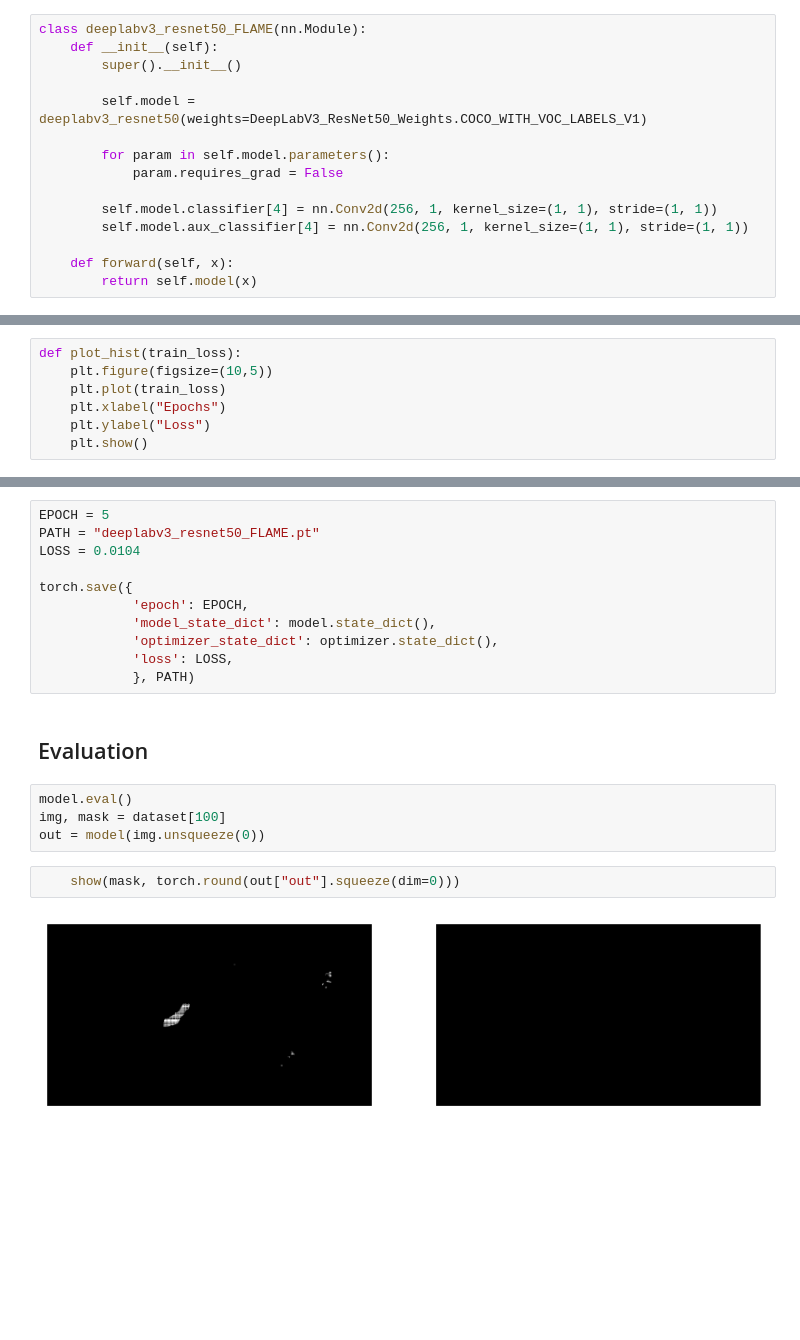
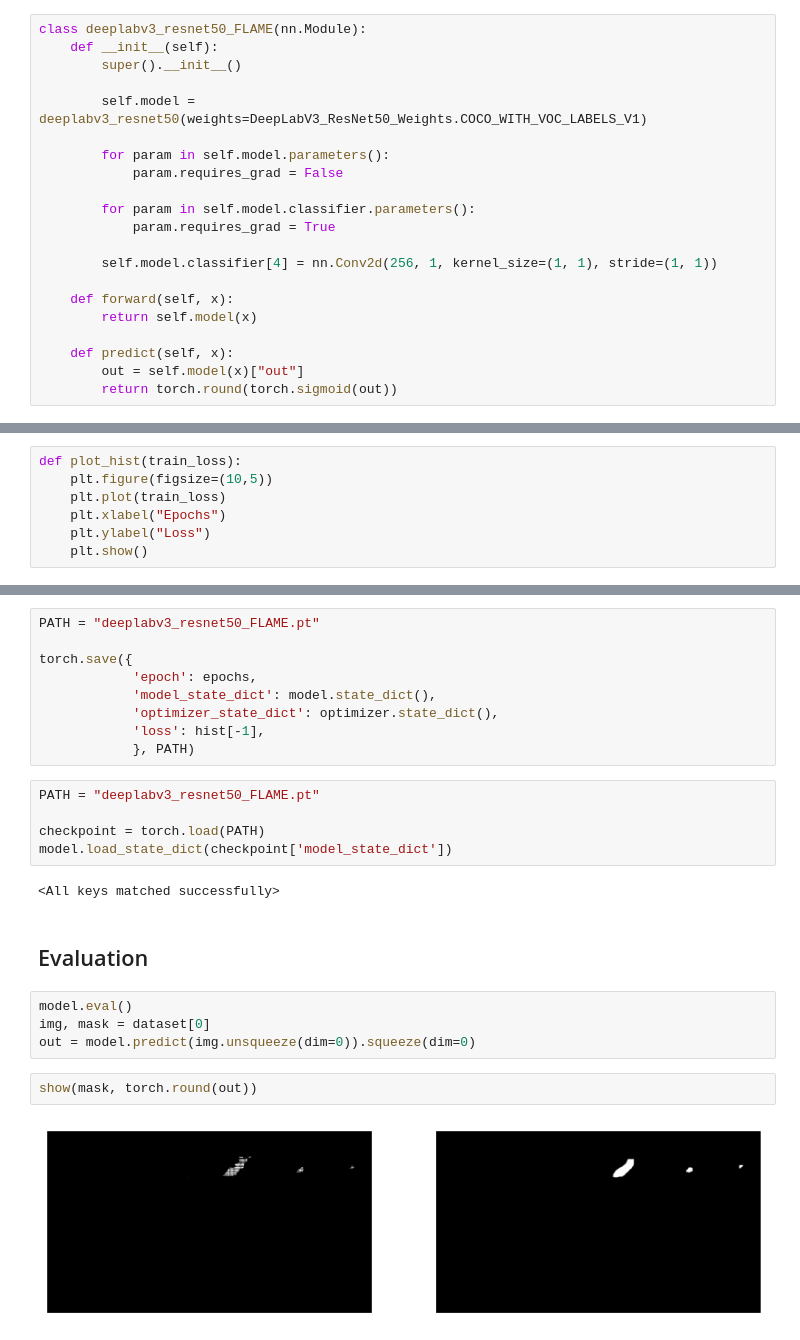
Before and after one commit to millionhz/forest-fire-detection, a Jupyter notebook: BaselineSeg.ipynb, the cells around one changed output, grey strips where cells are left out. Saved outputs shown, nothing was run; the diff lists cells and outputs as text; blank space fills up the shorter version.

```diff
--- a/BaselineSeg.ipynb
+++ b/BaselineSeg.ipynb
@@ -173,11 +178,17 @@ class deeplabv3_resnet50_FLAME(nn.Module):
         for param in self.model.parameters():
             param.requires_grad = False
 
+        for param in self.model.classifier.parameters():
+            param.requires_grad = True
+
         self.model.classifier[4] = nn.Conv2d(256, 1, kernel_size=(1, 1), stride=(1, 1))
-        self.model.aux_classifier[4] = nn.Conv2d(256, 1, kernel_size=(1, 1), stride=(1, 1))
 
     def forward(self, x):
         return self.model(x)
+
+    def predict(self, x):
+        out = self.model(x)["out"]
+        return torch.round(torch.sigmoid(out))
 # %%
 model = deeplabv3_resnet50_FLAME().to(device)
 # %% [markdown]
@@ -246,21 +247,26 @@ Create Checkpoint
 # %%
-EPOCH = 5
 PATH = "deeplabv3_resnet50_FLAME.pt"
-LOSS = 0.0104
 
 torch.save({
-            'epoch': EPOCH,
+            'epoch': epochs,
             'model_state_dict': model.state_dict(),
             'optimizer_state_dict': optimizer.state_dict(),
-            'loss': LOSS,
+            'loss': hist[-1],
             }, PATH)
+# %%
+PATH = "deeplabv3_resnet50_FLAME.pt"
+
+checkpoint = torch.load(PATH)
+model.load_state_dict(checkpoint['model_state_dict'])
+# %% [output]
+<All keys matched successfully>
 # %% [markdown]
 ## Evaluation
 # %%
 model.eval()
-img, mask = dataset[100]
-out = model(img.unsqueeze(0))
+img, mask = dataset[0]
+out = model.predict(img.unsqueeze(dim=0)).squeeze(dim=0)
 # %%
-    show(mask, torch.round(out["out"].squeeze(dim=0)))
+show(mask, torch.round(out))
 # %% [output]
-[figure, old version]
+[figure, new version]
```
Also changed, not shown: parts of 13 cells of this notebook.
